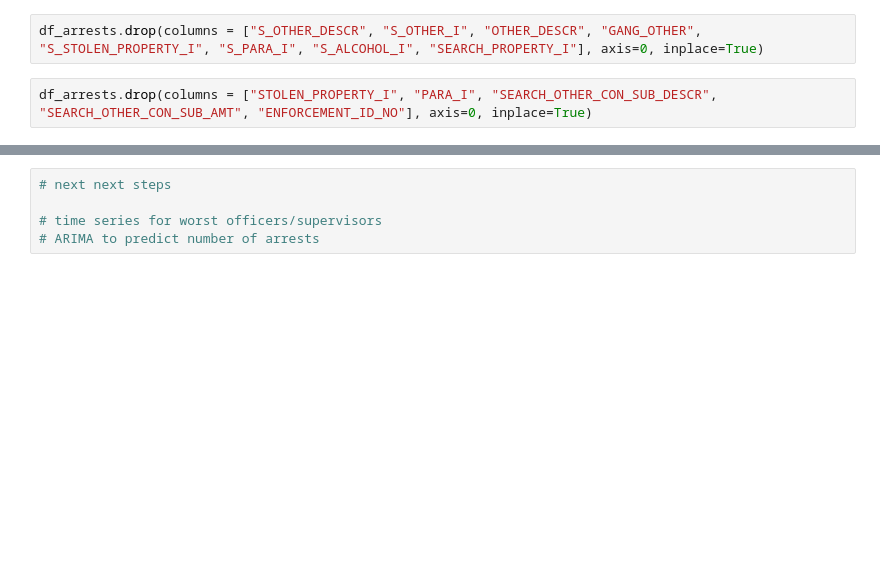
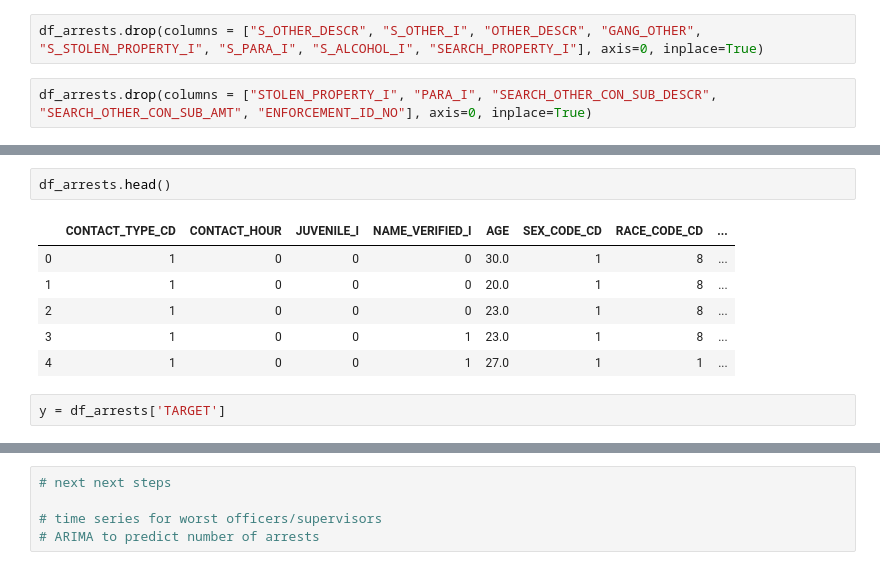
Before and after one commit to lambertmk/Capstone-Project, a Jupyter notebook: ML Model 2.ipynb, the cells around one changed output, grey strips where cells are left out. Cells and saved outputs as stored; diff of their text form; blank space fills up the shorter version.

```diff
--- a/ML Model 2.ipynb
+++ b/ML Model 2.ipynb
@@ -563,0 +794,11 @@ memory usage: 128.7+ MB
+# %%
+df_arrests.head()
+# %% [output]
+|  | CONTACT_TYPE_CD | CONTACT_HOUR | JUVENILE_I | NAME_VERIFIED_I | AGE | SEX_CODE_CD | RACE_CODE_CD | ... |
+| 0 | 1 | 0 | 0 | 0 | 30.0 | 1 | 8 | ... |
+| 1 | 1 | 0 | 0 | 0 | 20.0 | 1 | 8 | ... |
+| 2 | 1 | 0 | 0 | 0 | 23.0 | 1 | 8 | ... |
+| 3 | 1 | 0 | 0 | 1 | 23.0 | 1 | 8 | ... |
+| 4 | 1 | 0 | 0 | 1 | 27.0 | 1 | 1 | ... |
+# %%
+y = df_arrests['TARGET']
```
Also changed, not shown: parts of 92 cells of this notebook.
